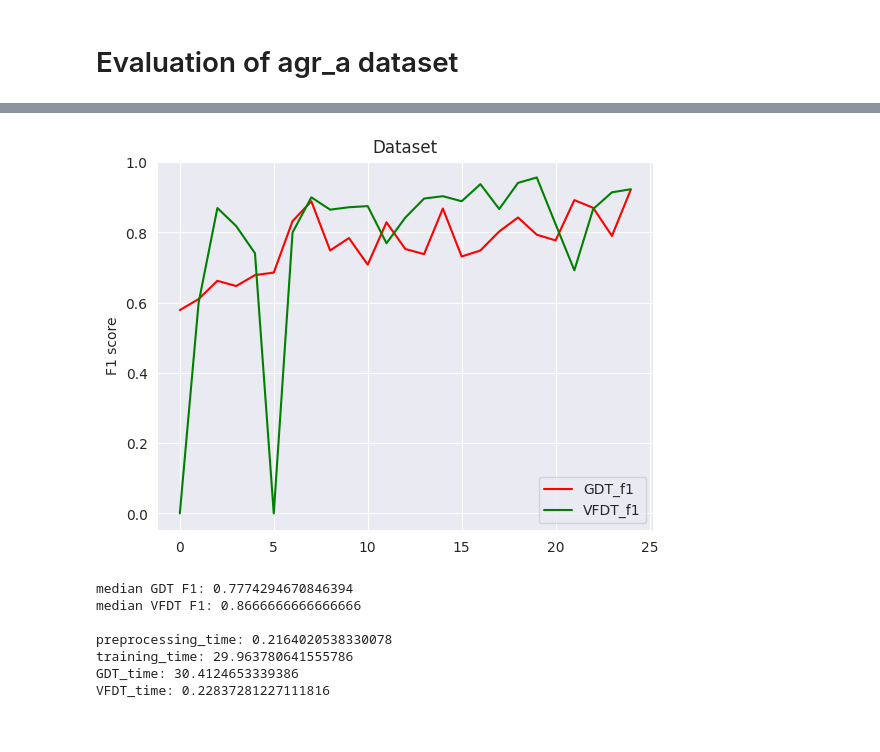
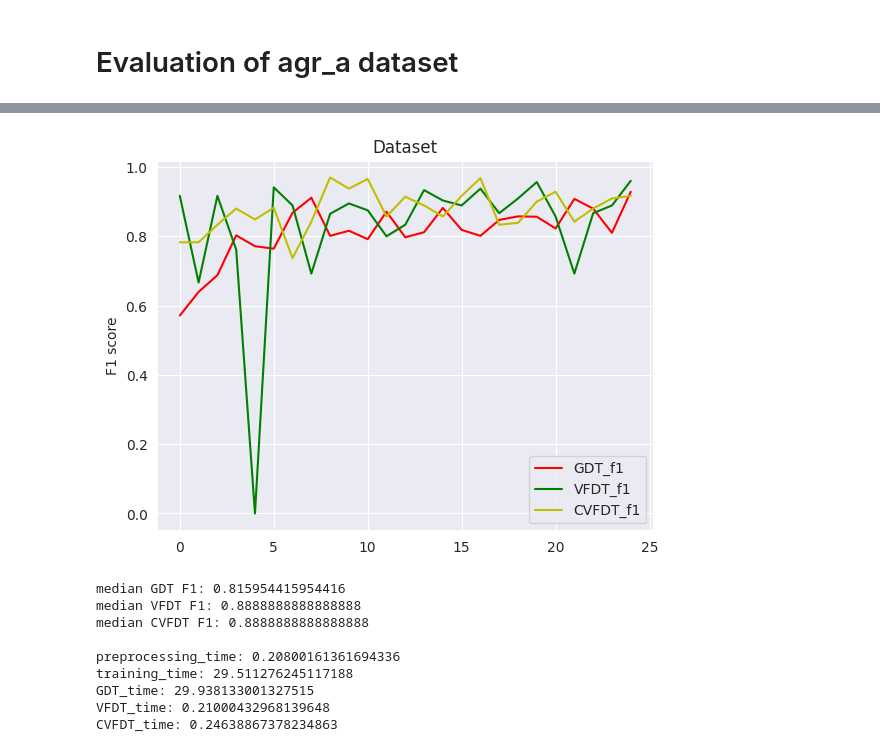
Before and after one commit to Leon209/Thesis, a Jupyter notebook: notebooks/agr_a_Evaluation.ipynb, the cells around one changed output, grey strips where cells are left out. Cells and saved outputs as stored; diff of their text form; code cells hidden in the pictures.

```diff
--- a/notebooks/agr_a_Evaluation.ipynb
+++ b/notebooks/agr_a_Evaluation.ipynb
@@ -65,7 +65,7 @@ config = {
         'eval_metric_class': ['f1', 'roc_auc'], #f1 accuracy
         'eval_metric_reg': 'r2', #r2 mae
 
-        'max_total_samples': 5000,
+        'max_total_samples': 1000000,
     },
 
     'benchmarks': {
@@ -359,34 +366,39 @@ HT_f1
 # %%
 #Plot results
 X = np.arange(0, len(scores_GDT_f1), 1)
 
 # Assign variables to the y axis part of the curve
 
 # Plotting both the curves simultaneously
 plt.plot(X, scores_GDT_f1, color='r', label='GDT_f1')
 plt.plot(X, scores_VFDT_f1, color='g', label='VFDT_f1')
+plt.plot(X, scores_CVFDT_f1, color='y', label='CVFDT_f1')
 
 # Naming the x-axis, y-axis and the whole graph
 plt.xlabel("")
 plt.ylabel("F1 score")
 plt.title("Dataset")
 plt.legend()
 plt.show()
 
 print("median GDT F1: " + str(np.median(scores_GDT_f1)))
 print("median VFDT F1: " + str(np.median(scores_VFDT_f1)))
+print("median CVFDT F1: " + str(np.median(scores_VFDT_f1)))
 
 print("")
 print("preprocessing_time: " + str(preprocessing_time))
 print("training_time: "+ str(training_time))
 print("GDT_time: " + str(GDT_time))
 print("VFDT_time: " + str(VFDT_time))
+print("CVFDT_time: " + str(CVFDT_time))
 # %% [output]
-[figure, old version]
+[figure, new version]
-median GDT F1: 0.7774294670846394
-median VFDT F1: 0.8666666666666666
+median GDT F1: 0.815954415954416
+median VFDT F1: 0.8888888888888888
+median CVFDT F1: 0.8888888888888888
 
-preprocessing_time: 0.2164020538330078
-training_time: 29.963780641555786
-GDT_time: 30.4124653339386
-VFDT_time: 0.22837281227111816
+preprocessing_time: 0.20800161361694336
+training_time: 29.511276245117188
+GDT_time: 29.938133001327515
+VFDT_time: 0.21000432968139648
+CVFDT_time: 0.24638867378234863
```
Also changed, not shown: parts of 1 cell of this notebook.
